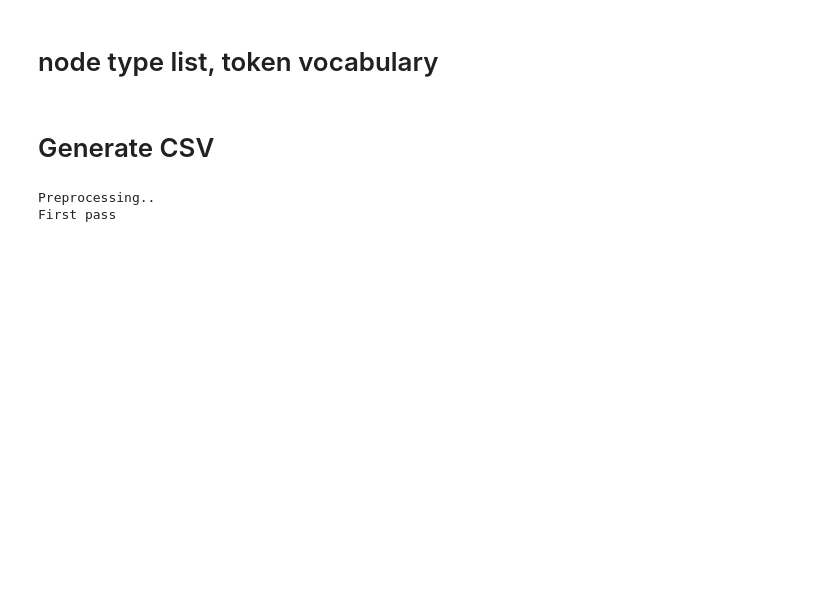
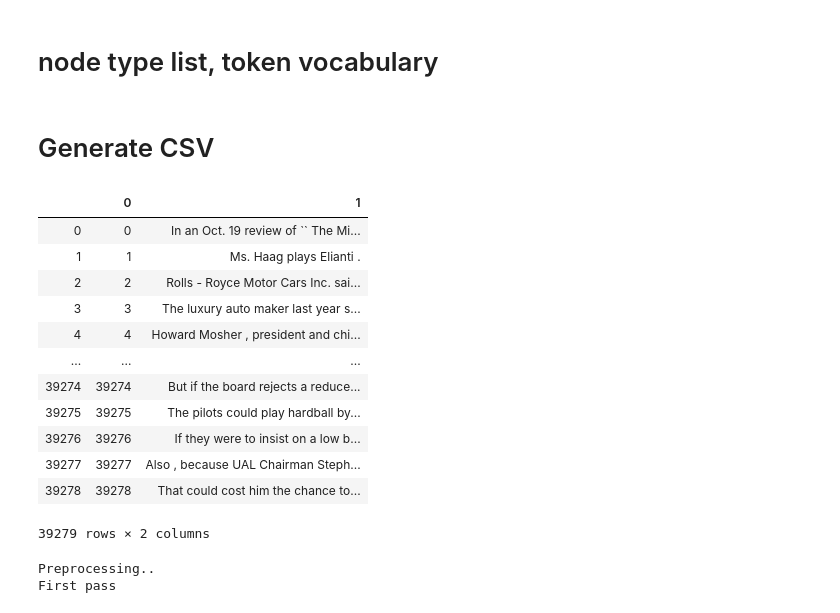
Before and after one commit to masterdoors/GW_cluster, a Jupyter notebook: GenGWdataset.ipynb, the cells around one changed output. Drawn from its saved outputs; the diff is of its cells as text; code cells hidden in the pictures; blank space fills up the shorter version.

```diff
--- a/GenGWdataset.ipynb
+++ b/GenGWdataset.ipynb
@@ -57,0 +66,16 @@ ent_types = set(ent_types)
+# %%
+full_texts
+# %% [output]
+|  | 0 | 1 |
+| 0 | 0 | In an Oct. 19 review of `` The Mi... |
+| 1 | 1 | Ms. Haag plays Elianti . |
+| 2 | 2 | Rolls - Royce Motor Cars Inc. sai... |
+| 3 | 3 | The luxury auto maker last year s... |
+| 4 | 4 | Howard Mosher , president and chi... |
+| ... | ... | ... |
+| 39274 | 39274 | But if the board rejects a reduce... |
+| 39275 | 39275 | The pilots could play hardball by... |
+| 39276 | 39276 | If they were to insist on a low b... |
+| 39277 | 39277 | Also , because UAL Chairman Steph... |
+| 39278 | 39278 | That could cost him the chance to... |
+39279 rows × 2 columns
```
Also changed, not shown: parts of 8 cells of this notebook.
